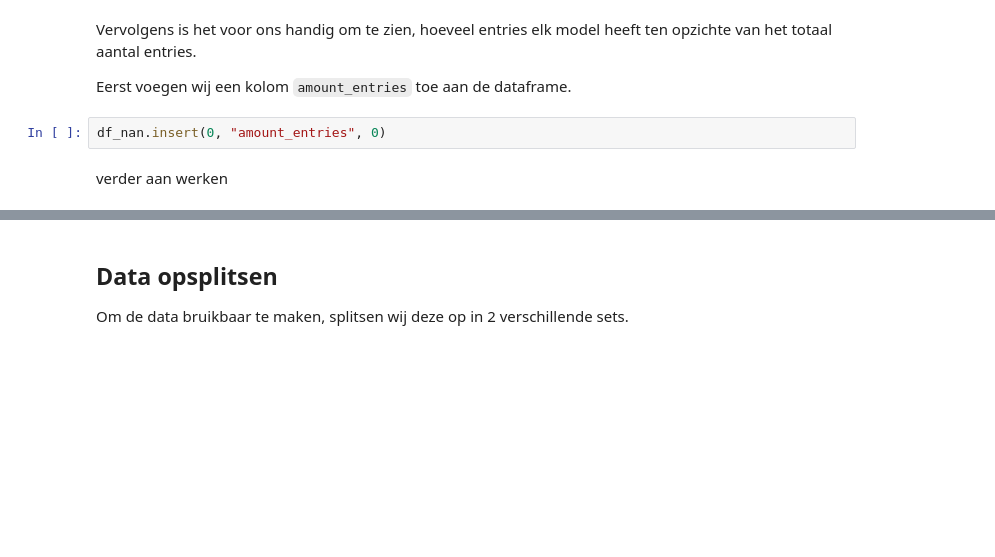
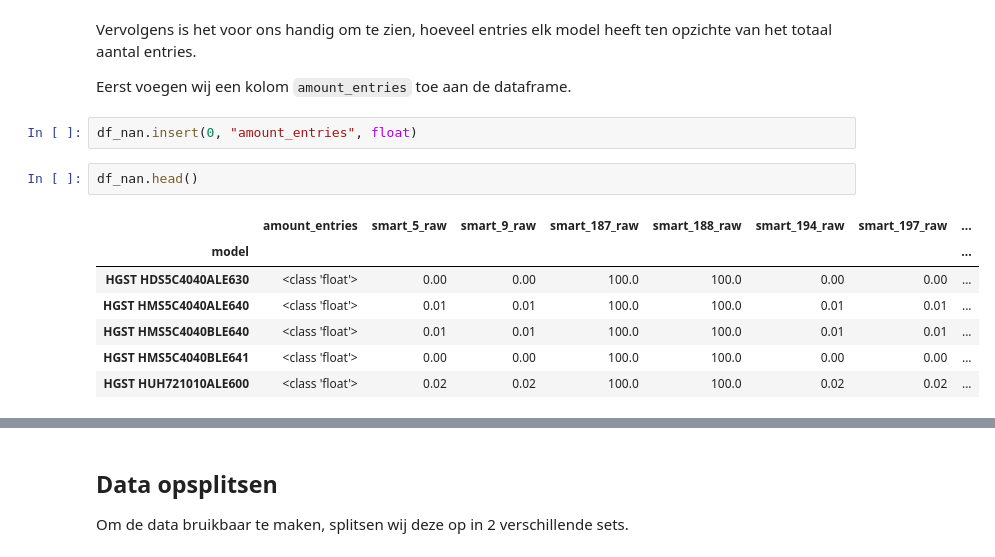
Before and after one commit to Dimidrie/BD04-PredMain, a Jupyter notebook: notebooks/2 - sample analysing.ipynb, the cells around one changed output, grey strips where cells are left out. Saved outputs shown, nothing was run; the diff lists cells and outputs as text; blank space fills up the shorter version.

```diff
--- a/notebooks/2 - sample analysing.ipynb
+++ b/notebooks/2 - sample analysing.ipynb
@@ -165,6 +164,14 @@ Vervolgens is het voor ons handig om te zien, hoeveel entries elk model heeft te
 
 Eerst voegen wij een kolom `amount_entries` toe aan de dataframe.
 # %%
-df_nan.insert(0, "amount_entries", 0)
+df_nan.insert(0, "amount_entries", float)
-# %% [markdown]
-verder aan werken
+# %%
+df_nan.head()
+# %% [output]
+|  | amount_entries | smart_5_raw | smart_9_raw | smart_187_raw | smart_188_raw | smart_194_raw | smart_197_raw | ... |
+| model |  |  |  |  |  |  |  | ... |
+| HGST HDS5C4040ALE630 | <class 'float'> | 0.00 | 0.00 | 100.0 | 100.0 | 0.00 | 0.00 | ... |
+| HGST HMS5C4040ALE640 | <class 'float'> | 0.01 | 0.01 | 100.0 | 100.0 | 0.01 | 0.01 | ... |
+| HGST HMS5C4040BLE640 | <class 'float'> | 0.01 | 0.01 | 100.0 | 100.0 | 0.01 | 0.01 | ... |
+| HGST HMS5C4040BLE641 | <class 'float'> | 0.00 | 0.00 | 100.0 | 100.0 | 0.00 | 0.00 | ... |
+| HGST HUH721010ALE600 | <class 'float'> | 0.02 | 0.02 | 100.0 | 100.0 | 0.02 | 0.02 | ... |
```
Also changed, not shown: parts of 9 cells of this notebook.
